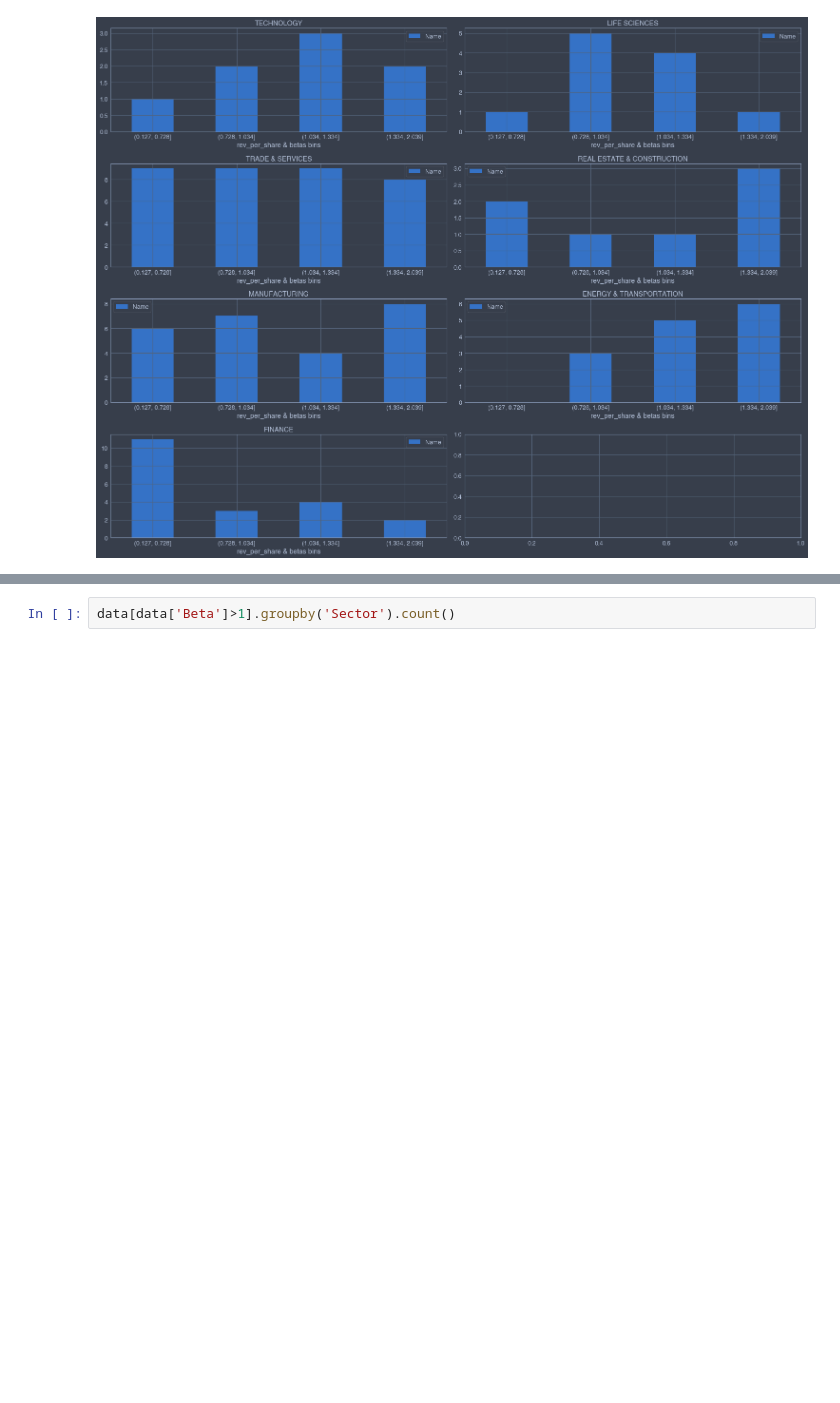
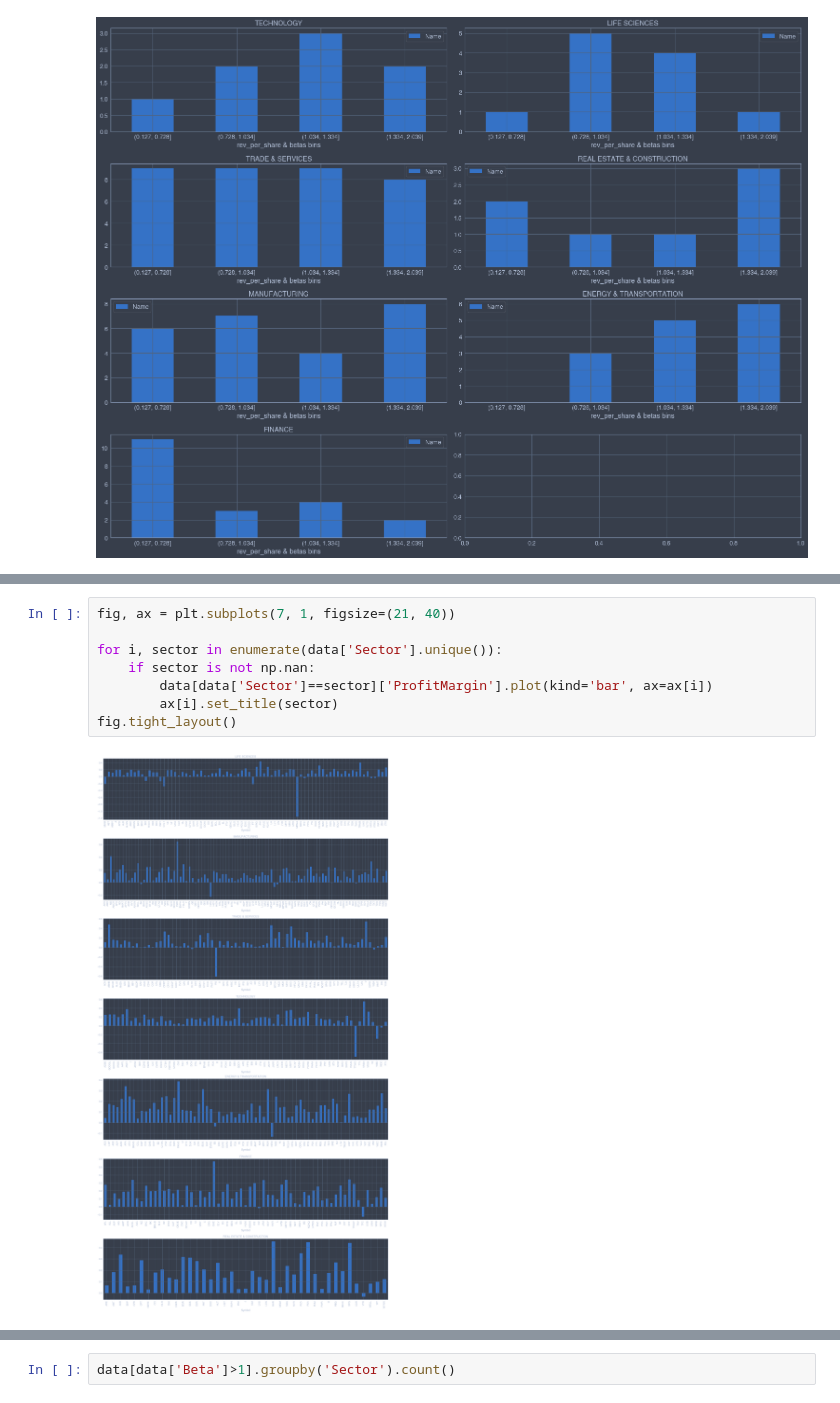
Before and after one commit to fadeeva/stock_market_research, a Jupyter notebook: Portfolio/Asset_Selection.ipynb, the cells around one changed output, grey strips where cells are left out. Saved outputs shown, nothing was run; the diff lists cells and outputs as text; blank space fills up the shorter version.

```diff
--- a/Portfolio/Asset_Selection.ipynb
+++ b/Portfolio/Asset_Selection.ipynb
@@ -753,0 +762,10 @@ fig.tight_layout()
+# %%
+fig, ax = plt.subplots(7, 1, figsize=(21, 40))
+
+for i, sector in enumerate(data['Sector'].unique()):
+    if sector is not np.nan:
+        data[data['Sector']==sector]['ProfitMargin'].plot(kind='bar', ax=ax[i])
+        ax[i].set_title(sector)
+fig.tight_layout()
+# %% [output]
+[figure, added]
```
Also changed, not shown: parts of 17 cells of this notebook.
